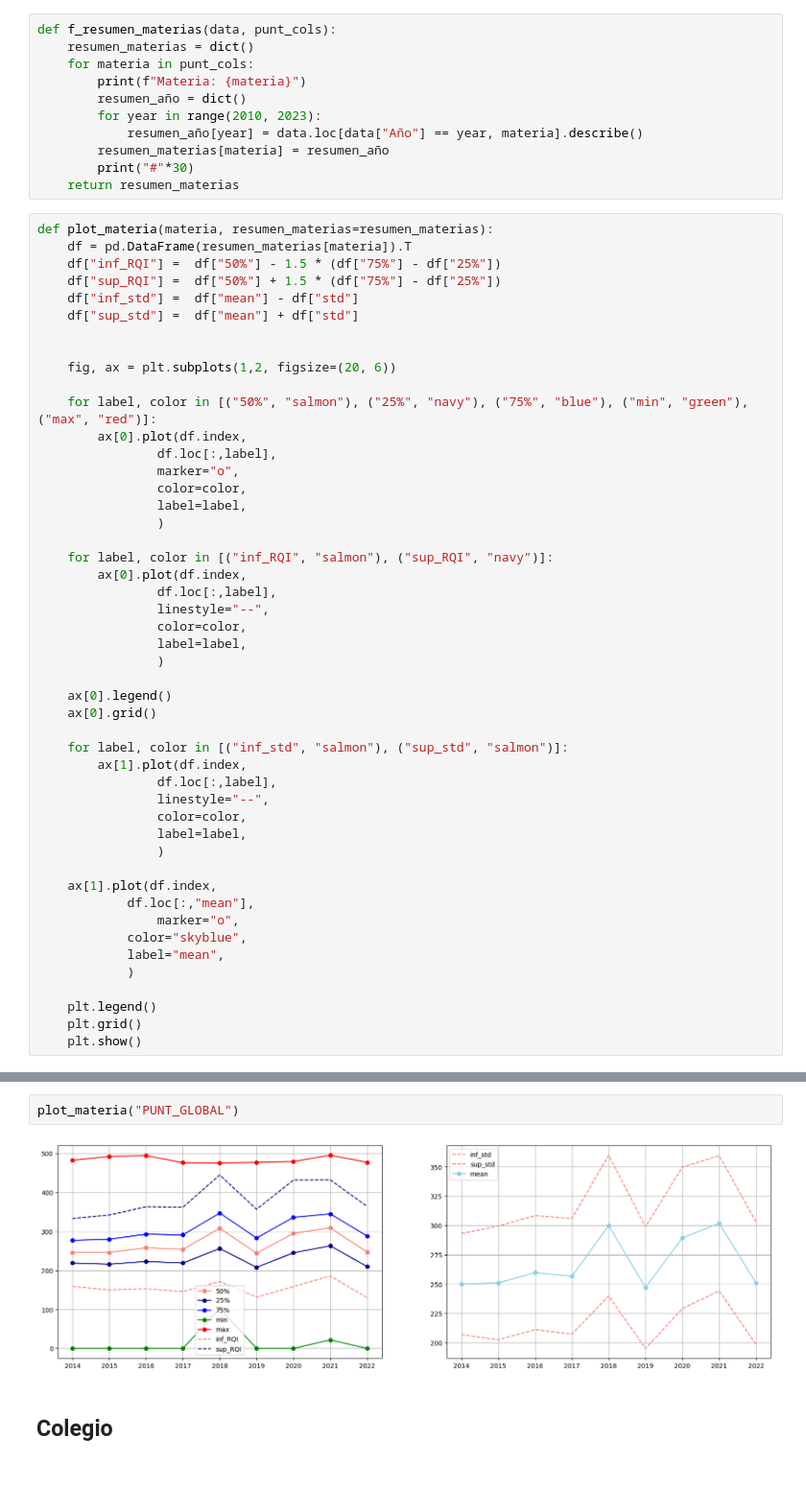
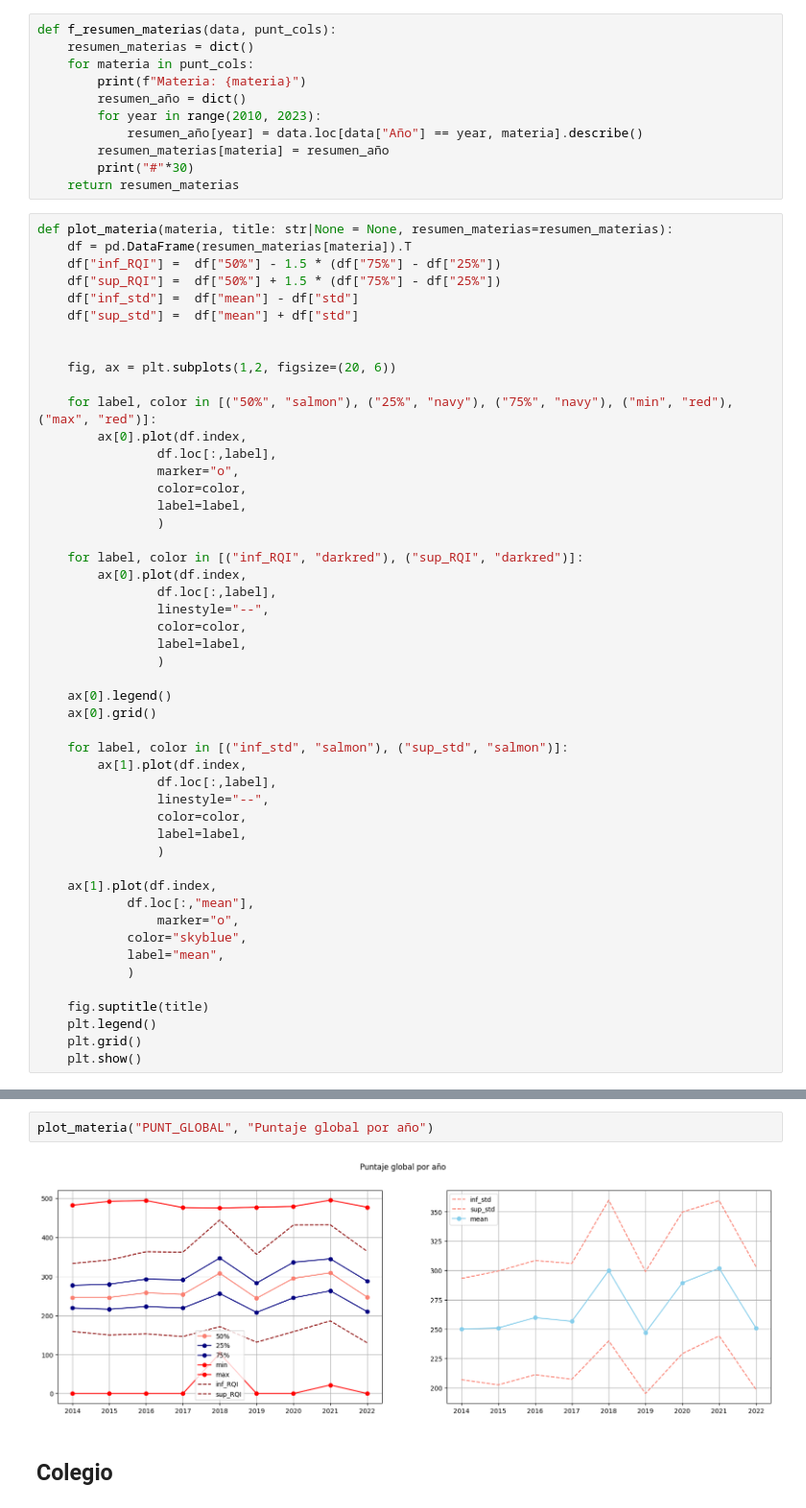
Before and after one commit to sagomeza1/saber11, a Jupyter notebook: eda.ipynb, the cells around one changed output, grey strips where cells are left out. Shown at 96% size. Cells and saved outputs as stored; diff of their text form; blank space fills up the shorter version.

```diff
--- a/eda.ipynb
+++ b/eda.ipynb
@@ -285,7 +285,7 @@ def f_resumen_materias(data, punt_cols):
         print("#"*30)
     return resumen_materias
 # %%
-def plot_materia(materia, resumen_materias=resumen_materias):
+def plot_materia(materia, title: str|None = None, resumen_materias=resumen_materias):
     df = pd.DataFrame(resumen_materias[materia]).T
     df["inf_RQI"] =  df["50%"] - 1.5 * (df["75%"] - df["25%"])
     df["sup_RQI"] =  df["50%"] + 1.5 * (df["75%"] - df["25%"])
@@ -295,7 +295,7 @@ def plot_materia(materia, resumen_materias=resumen_materias):
 
     fig, ax = plt.subplots(1,2, figsize=(20, 6))
 
-    for label, color in [("50%", "salmon"), ("25%", "navy"), ("75%", "blue"), ("min", "green"), ("max", "red")]:
+    for label, color in [("50%", "salmon"), ("25%", "navy"), ("75%", "navy"), ("min", "red"), ("max", "red")]:
         ax[0].plot(df.index,
                 df.loc[:,label],
                 marker="o",
@@ -303,7 +303,7 @@ def plot_materia(materia, resumen_materias=resumen_materias):
                 label=label,
                 )
 
-    for label, color in [("inf_RQI", "salmon"), ("sup_RQI", "navy")]:
+    for label, color in [("inf_RQI", "darkred"), ("sup_RQI", "darkred")]:
         ax[0].plot(df.index,
                 df.loc[:,label],
                 linestyle="--",
@@ -329,6 +329,7 @@ def plot_materia(materia, resumen_materias=resumen_materias):
             label="mean",
             )
 
+    fig.suptitle(title)
     plt.legend()
     plt.grid()
     plt.show()
@@ -355,7 +356,7 @@ plot_materia("PUNT_LECTURA_CRITICA")
 # %%
-plot_materia("PUNT_GLOBAL")
+plot_materia("PUNT_GLOBAL", "Puntaje global por año")
 # %% [output]
-[figure, old version]
+[figure, new version]
 # %% [markdown]
 ## Colegio
 # %%
```
Also changed, not shown: parts of 102 cells of this notebook.
